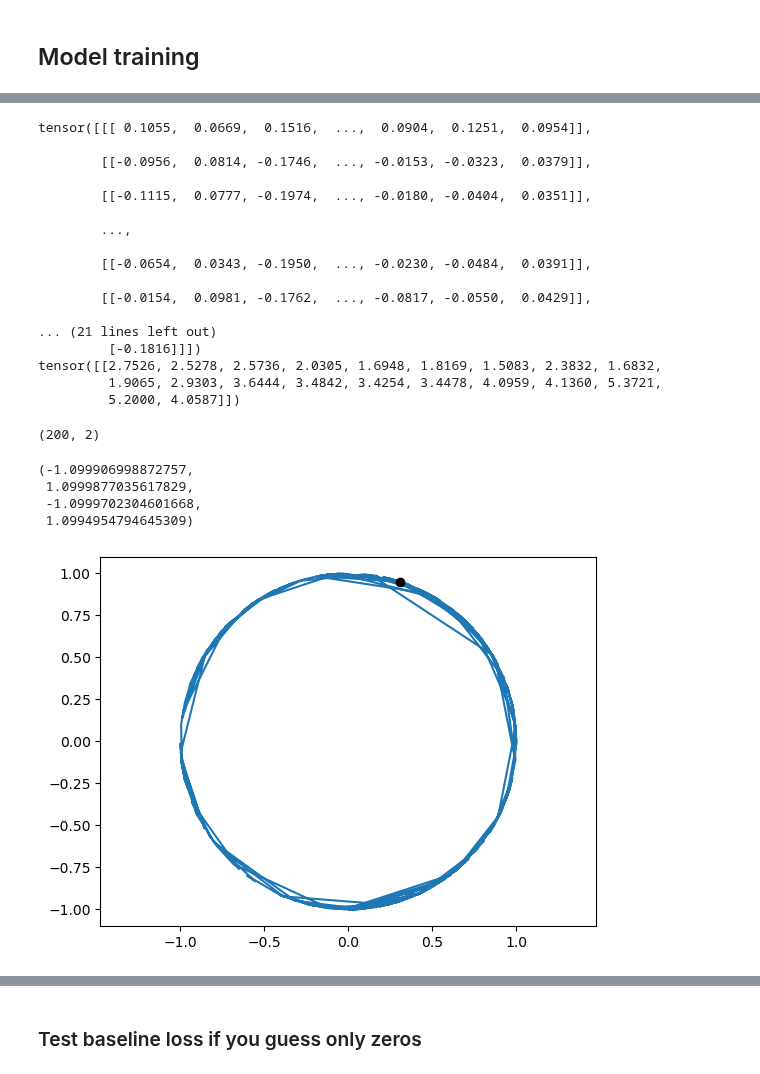
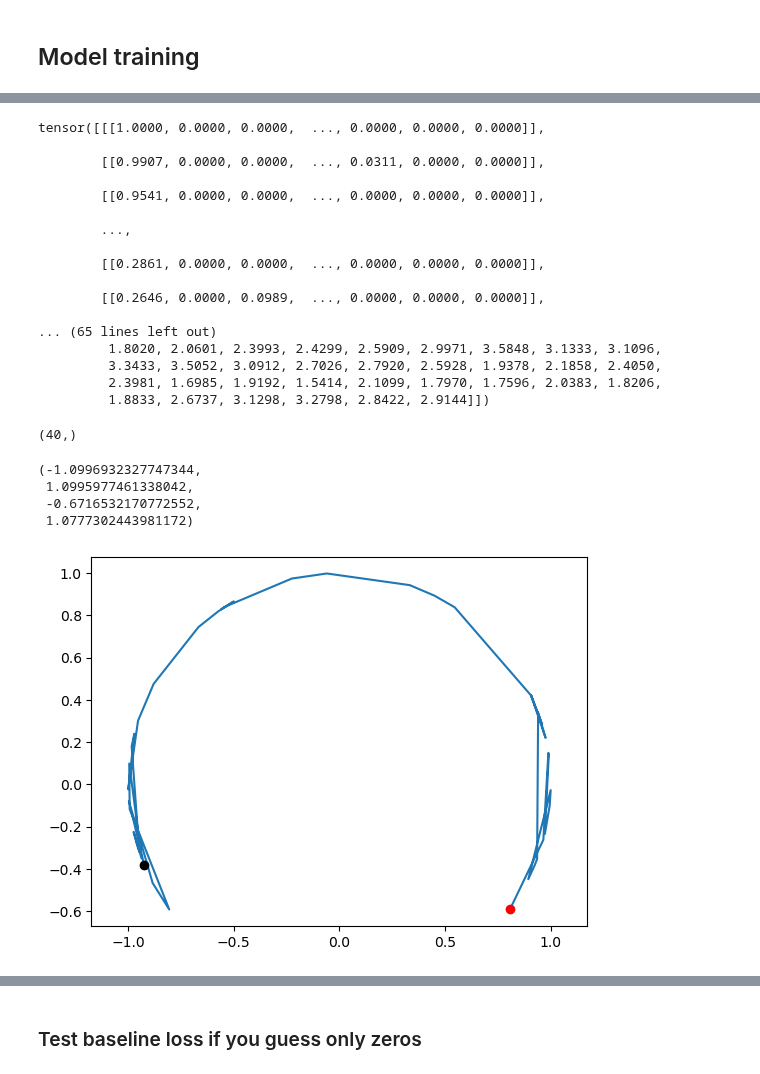
Before and after one commit to bioAI-Oslo/RNN-Adding-Problem-Representations, a Jupyter notebook: notebooks/regularized.ipynb, the cells around one changed output, grey strips where cells are left out. Drawn from its saved outputs; the diff is of its cells as text; code cells hidden in the pictures.

```diff
--- a/notebooks/regularized.ipynb
+++ b/notebooks/regularized.ipynb
@@ -17,3 +17,13 @@ import sys
 sys.path.append('../src')
 from model import *
 from datagen import *
+# %%
+if torch.cuda.is_available():
+    device = torch.device("cuda:0")
+    print("Running on GPU: ", device)
+else:
+    device = torch.device("cpu")
+    print("Running on CPU")
+
+torch.set_default_device(device)
+# torch.cuda.synchronize()
@@ -37,7 +49,7 @@ n_data = 2000
 t_steps = 40
 
 # data,labels = datagen_full_sum_normal(n_data,t_steps,normalize=True)
-data,labels, _ = datagen_lowetal(n_data,t_steps)
+data,labels = datagen_circular_pm(n_data,t_steps)
 # data,labels = datagen_timewise_labels(n_data,t_steps,2)
 # print(data[1],labels[1])
 
@@ -77,7 +89,7 @@ tensor([[ 0.4330,  0.9014],
 # %%
 hidden_size = 128
 input_size = 1
-nav_size = 2
+nav_size = 1
 
 train1 = True
 
@@ -86,7 +98,7 @@ if train1:
     # model1 = torch_RNN_full_manual(input_size,t_steps,output_size,hidden_size,lr=0.001,irnn=False,outputnn=True,Wx_normalize=False,activation=False)
     # model1 = RNN_L2(input_size,t_steps,output_size,hidden_size,lr=0.001,w_decay=0.000,act_decay=1000,irnn=False,outputnn=True,Wx_normalize=False,activation=False)
     # model1 = RNN_circular_ND_pm(input_size,t_steps,output_size,hidden_size,lr=0.0001,w_decay=0.000,act_decay=0.01,irnn=True,outputnn=False,Wx_normalize=False,activation=True,rotation_init=False,bias=False)
-    model1 = RNN_circular_LowEtAl_bridged(input_size,hidden_size,lr=0.0001,irnn=True,outputnn=False,Wx_normalize=False,activation=True,bias=False,nav_space=1,batch_size=64)
+    model1 = RNN_circular_LowEtAl_bridged(input_size,hidden_size,lr=0.0001,irnn=True,outputnn=False,Wx_normalize=False,activation=True,bias=False,nav_space=1,batch_size=64).to(device)
     # print("Guess on the first 15 training data: ", model1(data[0:15]))
     # _ = model1.train(epochs=7000)
     _ = model1.train_gradual(epochs=3000)
@@ -138,7 +150,7 @@ torch.Size([42, 64])
 n = 0
 print(model1.hts.shape)
 model1.hts[:,n,:].shape
-hts_cric = model1.hts.detach().numpy()
+hts_cric = model1.hts.cpu().detach().numpy()
 plt.plot(hts_cric[:,n,90],hts_cric[:,n,76],"-")
 plt.plot(hts_cric[-1,n,90],hts_cric[-1,n,76],"o",color="black")
 plt.axis("equal")
@@ -265,52 +273,54 @@ print(model1(data[10:11]))
 print(data[10:11])
 print(labels[10:11])
 # %% [output]
-tensor([[[ 0.1055,  0.0669,  0.1516,  ...,  0.0904,  0.1251,  0.0954]],
+tensor([[[1.0000, 0.0000, 0.0000,  ..., 0.0000, 0.0000, 0.0000]],
 
-        [[-0.0956,  0.0814, -0.1746,  ..., -0.0153, -0.0323,  0.0379]],
+        [[0.9907, 0.0000, 0.0000,  ..., 0.0311, 0.0000, 0.0000]],
 
-        [[-0.1115,  0.0777, -0.1974,  ..., -0.0180, -0.0404,  0.0351]],
+        [[0.9541, 0.0000, 0.0000,  ..., 0.0000, 0.0000, 0.0000]],
 
         ...,
 
-        [[-0.0654,  0.0343, -0.1950,  ..., -0.0230, -0.0484,  0.0391]],
+        [[0.2861, 0.0000, 0.0000,  ..., 0.0000, 0.0000, 0.0000]],
 
-        [[-0.0154,  0.0981, -0.1762,  ..., -0.0817, -0.0550,  0.0429]],
+        [[0.2646, 0.0000, 0.0989,  ..., 0.0000, 0.0000, 0.0000]],
 
-... (21 lines left out)
-         [-0.1816]]])
-tensor([[2.7526, 2.5278, 2.5736, 2.0305, 1.6948, 1.8169, 1.5083, 2.3832, 1.6832,
-         1.9065, 2.9303, 3.6444, 3.4842, 3.4254, 3.4478, 4.0959, 4.1360, 5.3721,
-         5.2000, 4.0587]])
+... (65 lines left out)
+         1.8020, 2.0601, 2.3993, 2.4299, 2.5909, 2.9971, 3.5848, 3.1333, 3.1096,
+         3.3433, 3.5052, 3.0912, 2.7026, 2.7920, 2.5928, 1.9378, 2.1858, 2.4050,
+         2.3981, 1.6985, 1.9192, 1.5414, 2.1099, 1.7970, 1.7596, 2.0383, 1.8206,
+         1.8833, 2.6737, 3.1298, 3.2798, 2.8422, 2.9144]])
 # %%
-t_test = 200
+t_test = 40
 
-# data,labels = datagen_truecircular_pm(1000,t_test)
-data,labels, _ = datagen_lowetal(1000,t_test)
+# data,labels = datagen_circular_pm(1000,t_test,sigma=0.1,bound=0.5)
+# data,labels, _ = datagen_lowetal(1000,t_test)
+data,_, labels = datagen_lowetal(1000,t_test)
 
 
 # Plot circle from data
-data_raw = labels[122].detach().numpy()
+data_raw = labels[122].cpu().detach().numpy()
 print(data_raw.shape)
 # print(data_raw)
 data_points = np.zeros((t_test,2))
 for i in range(t_test):
-    # data_points[i,0] = np.cos(data_raw[i])
-    # data_points[i,1] = np.sin(data_raw[i])
-    data_points[i,0] = data_raw[i,0]
-    data_points[i,1] = data_raw[i,1]
+    data_points[i,0] = np.cos(data_raw[i])
+    data_points[i,1] = np.sin(data_raw[i])
+    # data_points[i,0] = data_raw[i,0]
+    # data_points[i,1] = data_raw[i,1]
 
 
 plt.plot(data_points[:,0],data_points[:,1],"-")
 plt.plot(data_points[-1,0],data_points[-1,1],"o",color="black")
+plt.plot(data_points[0,0],data_points[0,1],"o",color="red")
 plt.axis("equal")
 # %% [output]
-(200, 2)
+(40,)
-(-1.099906998872757,
- 1.0999877035617829,
- -1.0999702304601668,
- 1.0994954794645309)
+(-1.0996932327747344,
+ 1.0995977461338042,
+ -0.6716532170772552,
+ 1.0777302443981172)
-[figure, old version]
+[figure, new version]
 # %%
 # print(model1.input.weight)
 print(model1.hidden.weight)
```
Also changed, not shown: parts of 10 cells of this notebook, 3 other files.
